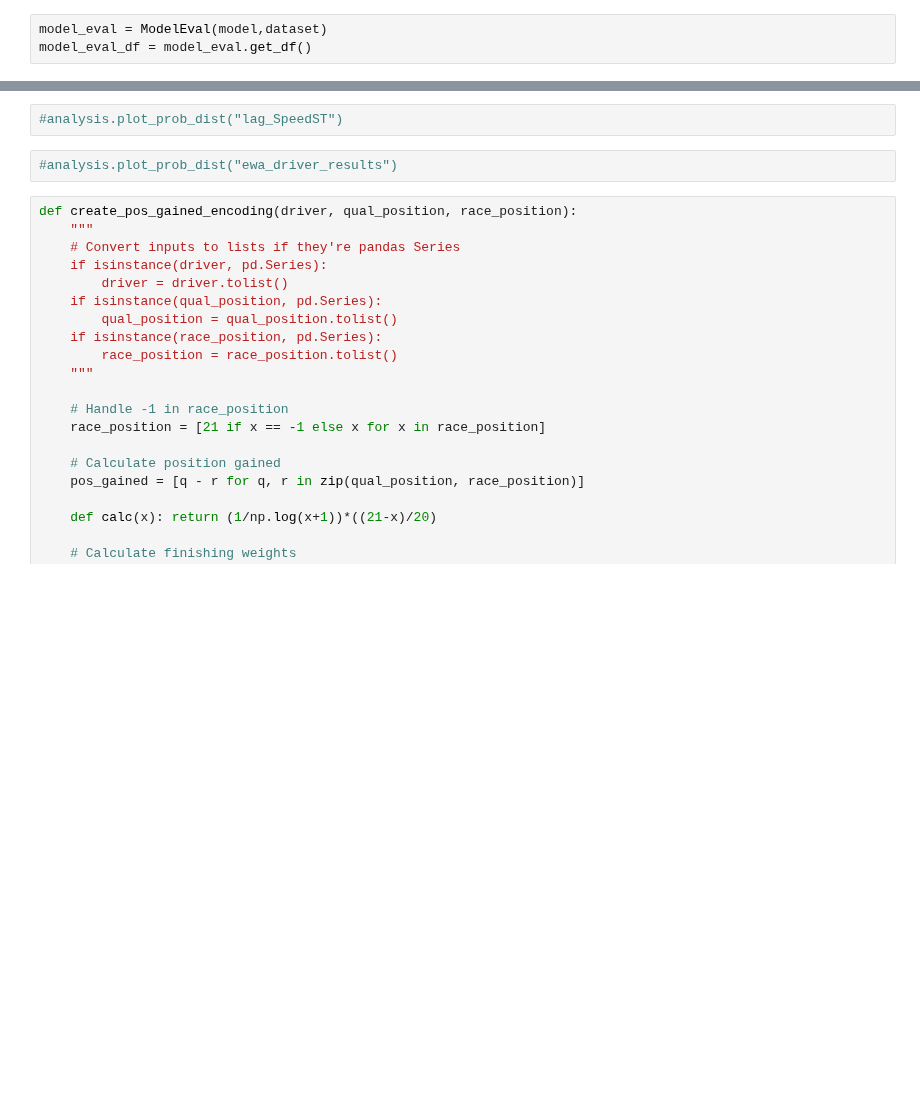
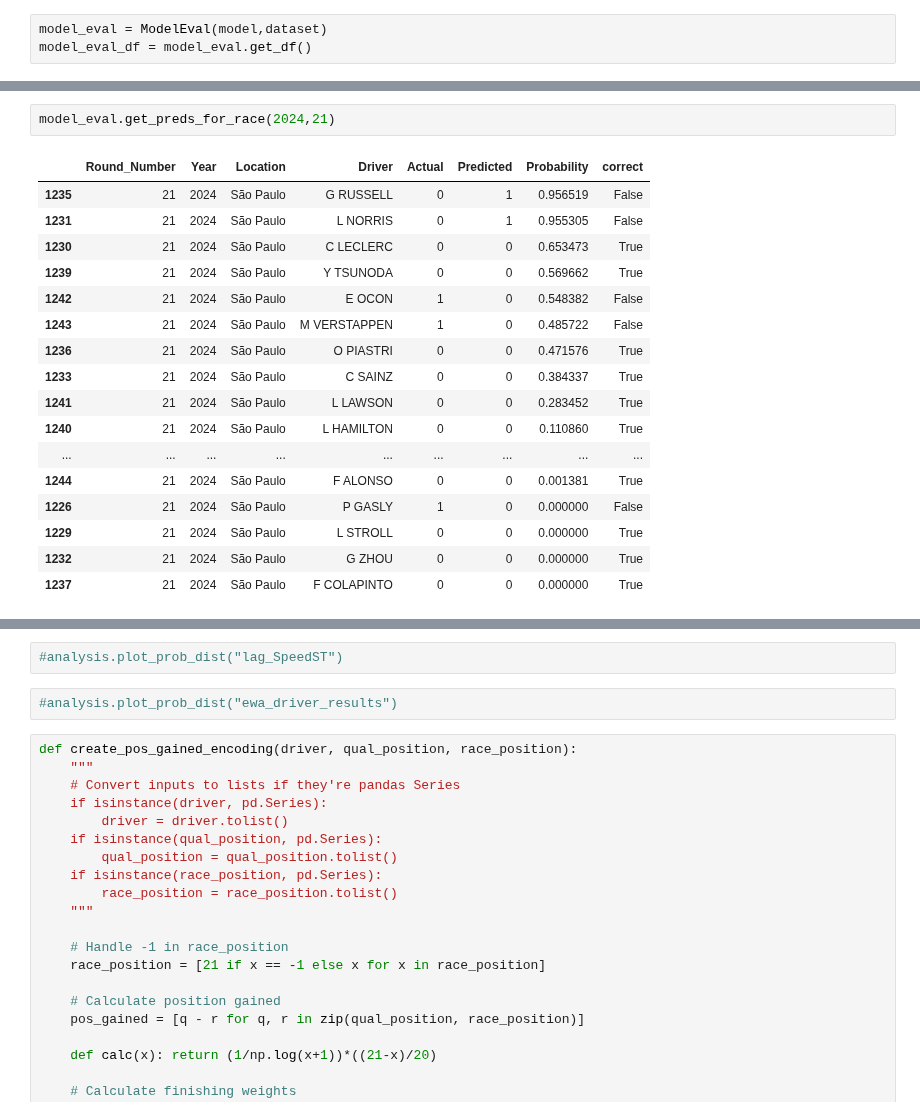
Before and after one commit to rohank36/f1, a Jupyter notebook: experiment.ipynb, the cells around one changed output, grey strips where cells are left out. Saved outputs shown, nothing was run; the diff lists cells and outputs as text; blank space fills up the shorter version.

Commit message:
Checked features, evaluated model with different features

```diff
--- a/experiment.ipynb
+++ b/experiment.ipynb
@@ -225 +190,21 @@ Index(['DriverNumber', 'BroadcastName', 'TeamName', 'Round_Number', 'Country',
+# %%
+model_eval.get_preds_for_race(2024,21)
+# %% [output]
+|  | Round_Number | Year | Location | Driver | Actual | Predicted | Probability | correct |
+| 1235 | 21 | 2024 | São Paulo | G RUSSELL | 0 | 1 | 0.956519 | False |
+| 1231 | 21 | 2024 | São Paulo | L NORRIS | 0 | 1 | 0.955305 | False |
+| 1230 | 21 | 2024 | São Paulo | C LECLERC | 0 | 0 | 0.653473 | True |
+| 1239 | 21 | 2024 | São Paulo | Y TSUNODA | 0 | 0 | 0.569662 | True |
+| 1242 | 21 | 2024 | São Paulo | E OCON | 1 | 0 | 0.548382 | False |
+| 1243 | 21 | 2024 | São Paulo | M VERSTAPPEN | 1 | 0 | 0.485722 | False |
+| 1236 | 21 | 2024 | São Paulo | O PIASTRI | 0 | 0 | 0.471576 | True |
+| 1233 | 21 | 2024 | São Paulo | C SAINZ | 0 | 0 | 0.384337 | True |
+| 1241 | 21 | 2024 | São Paulo | L LAWSON | 0 | 0 | 0.283452 | True |
+| 1240 | 21 | 2024 | São Paulo | L HAMILTON | 0 | 0 | 0.110860 | True |
+| ... | ... | ... | ... | ... | ... | ... | ... | ... |
+| 1244 | 21 | 2024 | São Paulo | F ALONSO | 0 | 0 | 0.001381 | True |
+| 1226 | 21 | 2024 | São Paulo | P GASLY | 1 | 0 | 0.000000 | False |
+| 1229 | 21 | 2024 | São Paulo | L STROLL | 0 | 0 | 0.000000 | True |
+| 1232 | 21 | 2024 | São Paulo | G ZHOU | 0 | 0 | 0.000000 | True |
+| 1237 | 21 | 2024 | São Paulo | F COLAPINTO | 0 | 0 | 0.000000 | True |
 # %%
```
Also changed, not shown: parts of 27 cells of this notebook, 7 other files.
